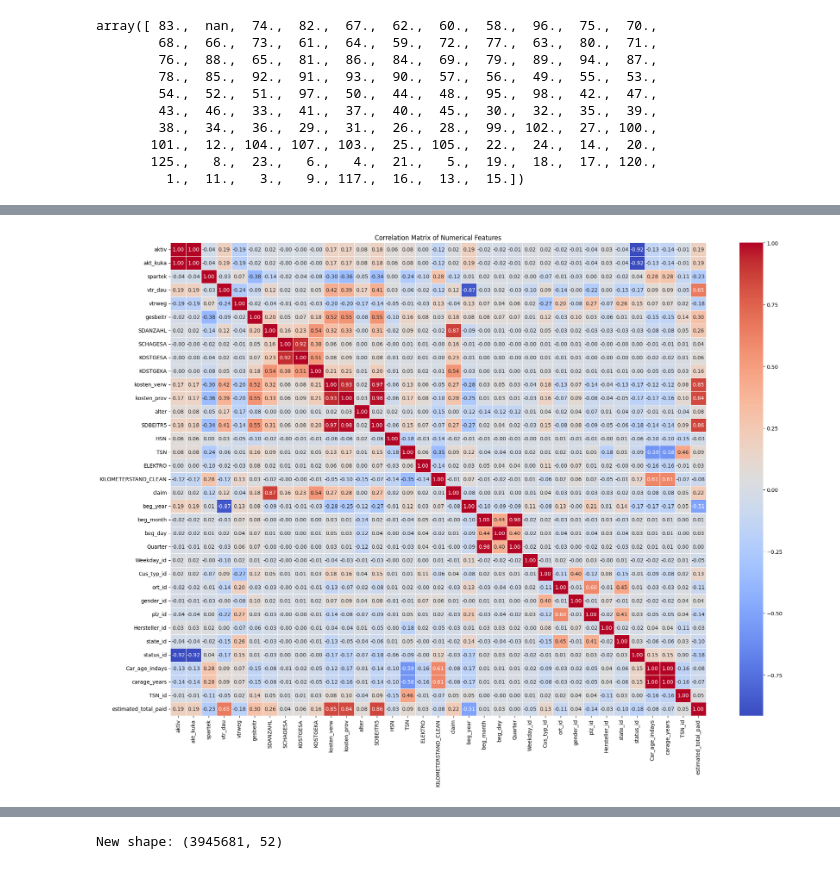
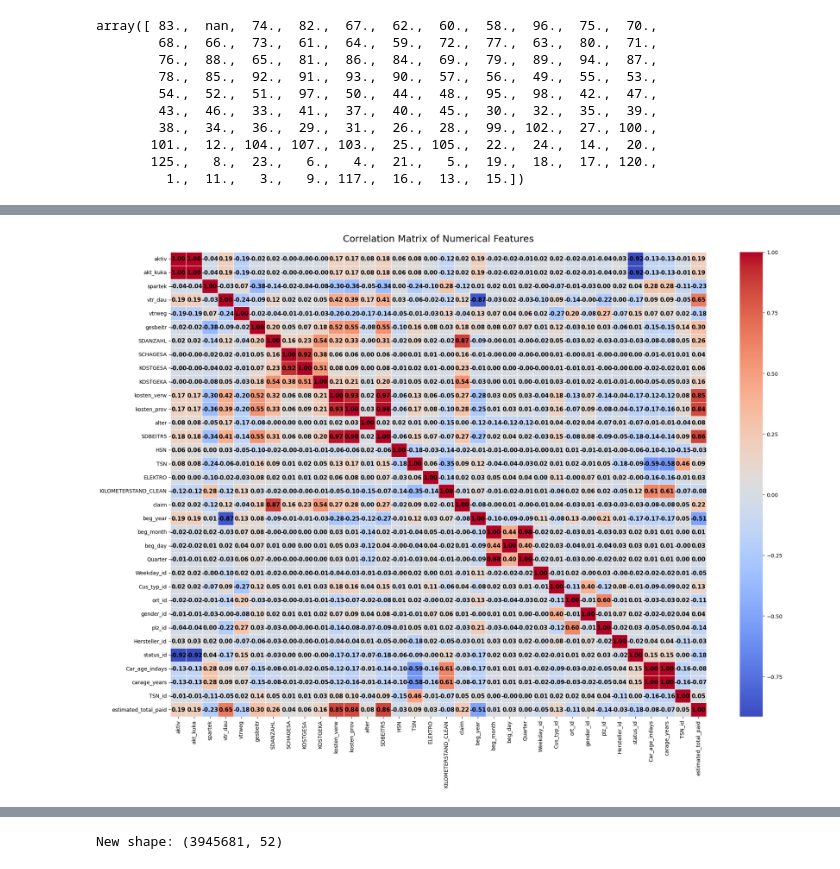
Before and after one commit to vipdurgade/Insurance_Claim_Prediction-, a Jupyter notebook: Faahrer_data.ipynb, the cells around one changed output, grey strips where cells are left out. Drawn from its saved outputs; the diff is of its cells as text; code cells hidden in the pictures.

```diff
--- a/Faahrer_data.ipynb
+++ b/Faahrer_data.ipynb
@@ -276,25 +275,30 @@ Data columns (total 52 columns):
 dtypes: datetime64[ns](2), float64(16), int32(4), int64(15), object(15)
 memory usage: 1.5+ GB
 # %%
-# Visualizing the correlation matrix of numerical features in the dataset
-# This will help in understanding the relationships between different numerical features.
 import seaborn as sns
 import matplotlib.pyplot as plt
 
 # 1. Select only numerical columns
 numeric_df = df.select_dtypes(include=['number'])
 
 # 2. Compute correlation matrix
 corr_matrix = numeric_df.corr()
 
-# 3. Display as heatmap
+# 3. Display as heatmap with enhanced visibility
 plt.figure(figsize=(20, 15))
-sns.heatmap(corr_matrix, annot=True, fmt=".2f", cmap='coolwarm', linewidths=0.5)
-plt.title('Correlation Matrix of Numerical Features')
+sns.heatmap(
+    corr_matrix,
+    annot=True,
+    fmt=".2f",
+    cmap='coolwarm',
+    linewidths=0.5,
+    annot_kws={'size': 11, 'weight': 'bold', 'color': 'black'}  # Larger, bold, black text
+)
+plt.title('Correlation Matrix of Numerical Features', fontsize=18, pad=20)
 plt.tight_layout()
 plt.show()
 # %% [output]
-[figure, old version]
+[figure, new version]
 # %%
 # Assuming 'SDANZAHL' is your target variable for claims prediction
 X = df.select_dtypes(include=['number']).drop(['claim'], axis=1)
```
Also changed, not shown: parts of 3 cells of this notebook, 2 other files.
